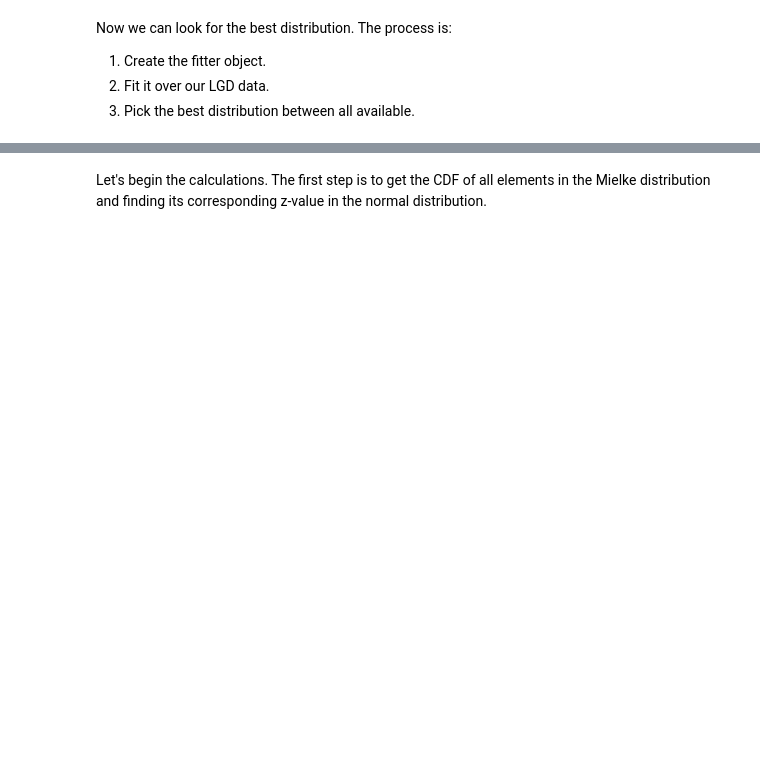
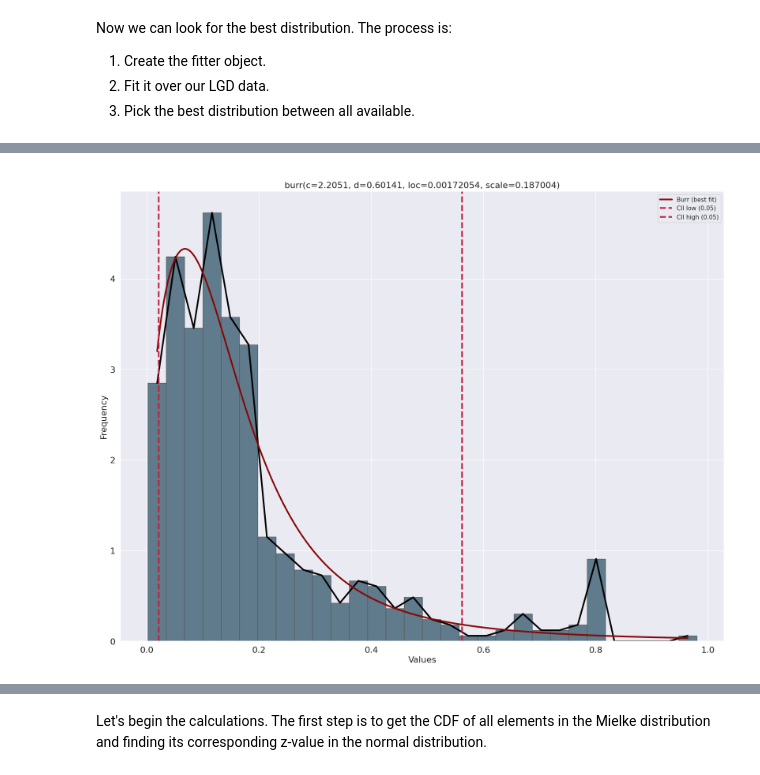
Before and after one commit to CBravoR/AdvancedAnalyticsLabs, a Jupyter notebook: notebooks/python/Lab_LGD_Modelling.ipynb, the cells around one changed output, grey strips where cells are left out. Drawn from its saved outputs; the diff is of its cells as text; code cells hidden in the pictures; blank space fills up the shorter version.

Commit message:
Change to Polars and distfit

```diff
--- a/notebooks/python/Lab_LGD_Modelling.ipynb
+++ b/notebooks/python/Lab_LGD_Modelling.ipynb
@@ -27,4 +60,4 @@ from sklearn.model_selection import GridSearchCV
 sns.set_theme(style="darkgrid")
 # %%
-LGD_data = pd.read_csv('LGD.csv')
+LGD_data = pl.read_csv('LGD.csv')
 LGD_data.describe()
@@ -149,0 +199,13 @@ dists_LGD.get_best()
+# %%
+# Pick a few distributions.
+distributions = ['beta', 'gamma', 'mielke', 'lognorm', 'burr', 'invgamma', 'pearson3', 'weibull_min']
+
+# Regenerate the object with selected distributions
+dists_LGD = distfit.distfit(distr = distributions,
+                            n_jobs=2, # Parallel processing (bootstrap)
+                            n_boots=100,      # Number of bootstraps.
+                            todf=True        # Return results as dataframe
+                            )
+# %%
+# Fit it
+dists_LGD.fit_transform(LGD_data['LGD'].to_numpy())
@@ -149,0 +268,5 @@ dists_LGD.get_best()
+# %%
+# Plot the best distribution
+dists_LGD.plot()
+plt.show()
+# %% [output]
@@ -149,0 +275 @@ dists_LGD.get_best()
+[figure, added]
```
Also changed, not shown: parts of 55 cells of this notebook.
